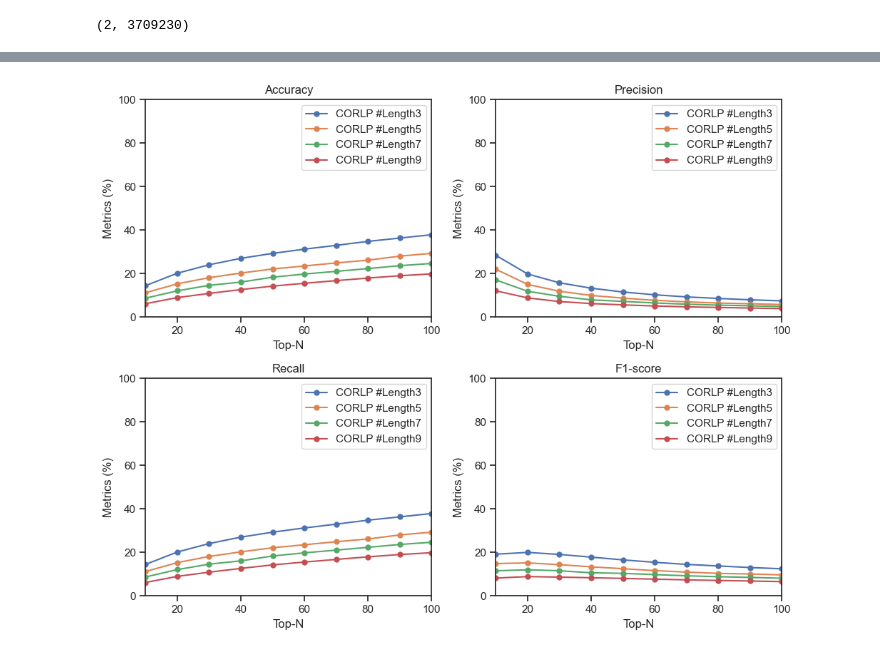
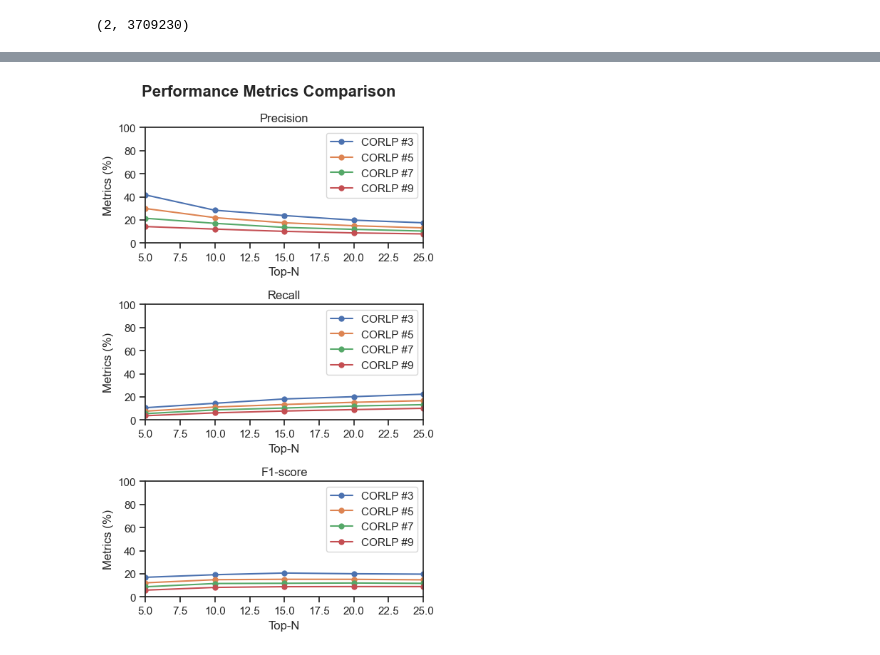
Before and after one commit to apapadoi/dws-sna-graph-based-music-recommendation, a Jupyter notebook: CORLP/corlp.ipynb, the cells around one changed output, grey strips where cells are left out. Drawn from its saved outputs; the diff is of its cells as text; code cells hidden in the pictures.

```diff
--- a/CORLP/corlp.ipynb
+++ b/CORLP/corlp.ipynb
@@ -193,7 +185,7 @@ def test_recommender_system(A, N):
   # sorting to get the best scores in the beggining
   indexes = (-trained_Aui).argsort(axis=1)
 
-  # masking already rated songs of users
+  # keeping only unrated songs
   rec = {}
   for u in range(0, number_of_playlists):
     mask   = np.isin(indexes[u],unrated_track_indexes[u])
@@ -206,14 +198,13 @@ def test_recommender_system(A, N):
     recommended_item_indexes[u] = row
 
   # converting the indexes to the actual ids of the song
-  recommended_track_id = df_user_item.columns[recommended_item_indexes.ravel()]
+  recommended_tracks_ids = df_user_item.columns[recommended_item_indexes.ravel()]
 
   # calculating metrics
-  coverage = len(np.unique(recommended_track_id)) / number_of_tracks
-  accuracy = calculate_accuracy(df_test, recommended_track_id)
-  precision = calculate_precision(df_test, recommended_track_id)
-  recall = calculate_recall(df_test, recommended_track_id)
+  coverage = len(np.unique(recommended_tracks_ids)) / number_of_tracks
+  precision = calculate_precision(df_test, recommended_tracks_ids)
+  recall = calculate_recall(df_test, recommended_tracks_ids)
   f1 = calculate_f1_score(precision, recall)
 
-  return (coverage, accuracy, precision, recall, f1)
+  return (coverage, precision, recall, f1)
 # %%
@@ -227,7 +218,8 @@ for A, B in zip(arr[0], arr[1]):
 # %%
 test_results = {}
 
-number_of_recommended_item = np.arange(10, 110, 10)
+# defining the number of recommended items
+number_of_recommended_item = np.arange(5, 30, 5) # 5 10 15 20 25
 
 power = 3
 for A in tqdm(powers_of_A):
@@ -246,30 +238,32 @@ test_results_a = test_results
 # %%
 sns.set(style="ticks")
 
-x = np.arange(10, 110, 10)
+x = np.arange(5, 30, 5)
 
-fig, axs = plt.subplots(2, 2, figsize=(10, 8))
-axs = axs.flatten()
+# Create a single column of subplots
+fig, axs = plt.subplots(3, 1, figsize=(5, 8))
 
-metrics = {'Accuracy': 1, 'Precision': 2, 'Recall': 3, 'F1-score': 4}
+metrics = {'Precision': 1, 'Recall': 2, 'F1-score': 3}
 
 for i, (label, metric_index) in enumerate(metrics.items()):
     y = []
     for key, value in test_results_a.items():
         y_per_metric = [metric[metric_index] * 100 for metric in value]
         y.append(y_per_metric)
 
     for j, y_values in enumerate(y):
-        axs[i].plot(x, y_values, marker='o', markersize=5, label=f"CORLP #Length{list(test_results_a.keys())[j]}")
+        axs[i].plot(x, y_values, marker='o', markersize=5, label=f"CORLP #{list(test_results_a.keys())[j]}")
 
     axs[i].set_title(label)
     axs[i].set_xlabel("Top-N")
     axs[i].set_ylabel("Metrics (%)")
     axs[i].set_xlim(x.min(), x.max())
     axs[i].set_ylim(0, 100)
     axs[i].legend()
 
+plt.suptitle('Performance Metrics Comparison', fontsize=16, fontweight='bold')
+
 plt.tight_layout()
 plt.show()
 # %% [output]
-[figure, old version]
+[figure, new version]
```
Also changed, not shown: parts of 18 cells of this notebook, 3 other files.
